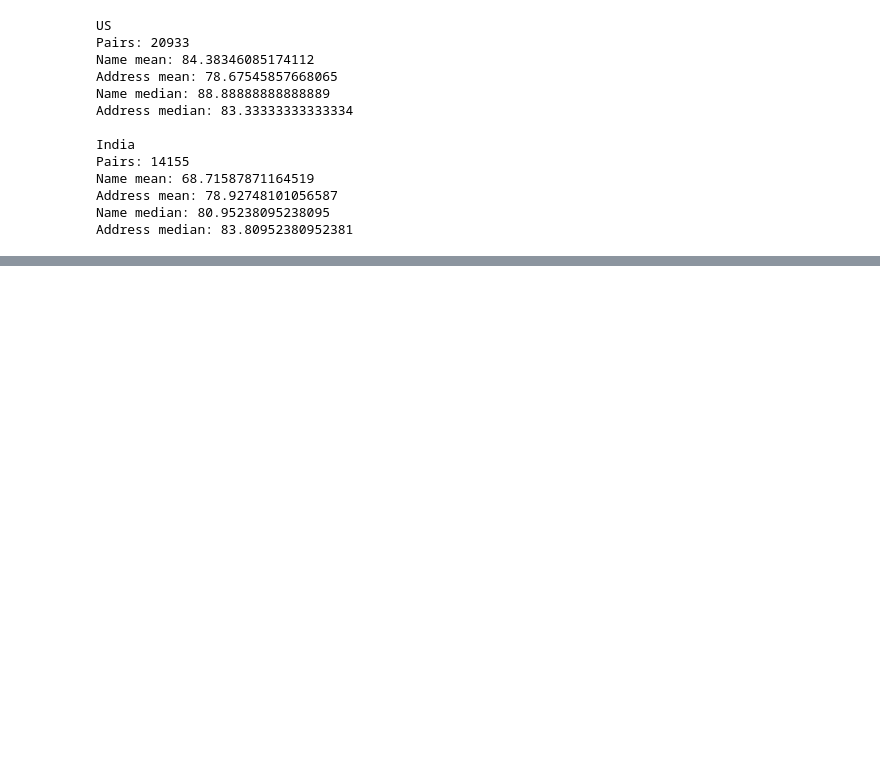
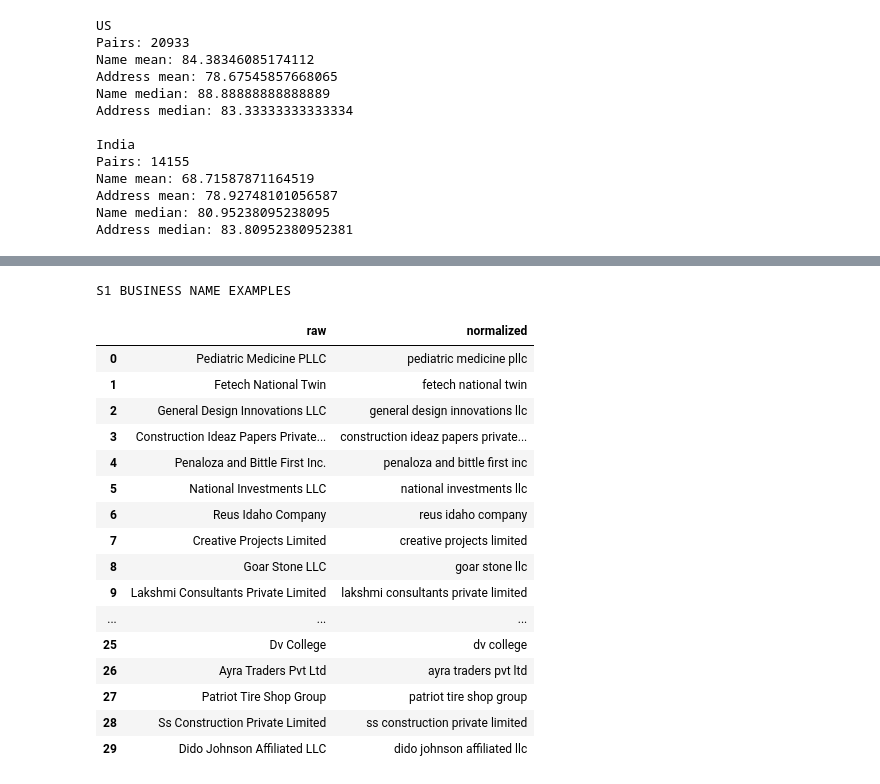
Before and after one commit to Phenominer/MLchallenge, a Jupyter notebook: notebooks/eda.ipynb, the cells around one changed output, grey strips where cells are left out. Saved outputs shown, nothing was run; the diff lists cells and outputs as text; code cells hidden in the pictures; blank space fills up the shorter version.

```diff
--- a/notebooks/eda.ipynb
+++ b/notebooks/eda.ipynb
@@ -1772,0 +3041,11 @@ Address median: 83.80952380952381
+# %%
+for country in ["US", "India"]:
+    x = true_pairs_clean[true_pairs_clean["country"] == country]
+
+    print(f"\n===== {country} =====")
+
+    print(
+        x.groupby("target_source")[["name_score", "address_score"]]
+        .agg(["mean", "median"])
+        .round(2)
+    )
@@ -1772,0 +3066,16 @@ Address median: 83.80952380952381
+# %%
+for country in ["US", "India"]:
+    print(f"\n===== {country} =====")
+
+    for source in ["S2", "S3"]:
+        x = true_pairs_clean[
+            (true_pairs_clean["country"] == country) &
+            (true_pairs_clean["target_source"] == source)
+        ]
+
+        print(f"\n{source}")
+        print(
+            x[["name_score", "address_score"]]
+            .quantile([.10, .25, .50, .75, .90])
+            .round(2)
+        )
@@ -1772,0 +3505,25 @@ Address median: 83.80952380952381
+# %%
+print("\nS1 BUSINESS NAME EXAMPLES")
+display(
+    s1_name[s1_name["raw"] != s1_name["normalized"]]
+    .head(30)
+)
+# %% [output]
+S1 BUSINESS NAME EXAMPLES
+|  | raw | normalized |
+| 0 | Pediatric Medicine PLLC | pediatric medicine pllc |
+| 1 | Fetech National Twin | fetech national twin |
+| 2 | General Design Innovations LLC | general design innovations llc |
+| 3 | Construction Ideaz Papers Private... | construction ideaz papers private... |
+| 4 | Penaloza and Bittle First Inc. | penaloza and bittle first inc |
+| 5 | National Investments LLC | national investments llc |
+| 6 | Reus Idaho Company | reus idaho company |
+| 7 | Creative Projects Limited | creative projects limited |
+| 8 | Goar Stone LLC | goar stone llc |
+| 9 | Lakshmi Consultants Private Limited | lakshmi consultants private limited |
+| ... | ... | ... |
+| 25 | Dv College | dv college |
+| 26 | Ayra Traders Pvt Ltd | ayra traders pvt ltd |
+| 27 | Patriot Tire Shop Group | patriot tire shop group |
+| 28 | Ss Construction Private Limited | ss construction private limited |
+| 29 | Dido Johnson Affiliated LLC | dido johnson affiliated llc |
```
Also changed, not shown: parts of 44 cells of this notebook.
